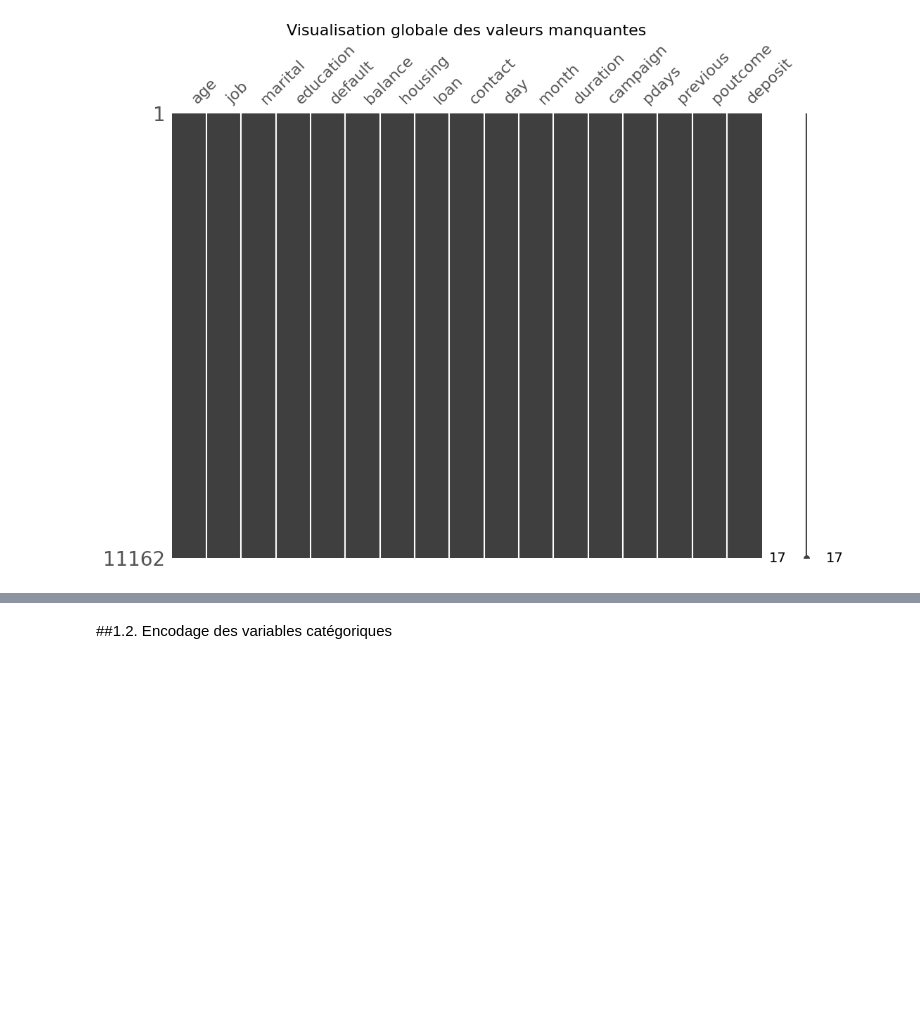
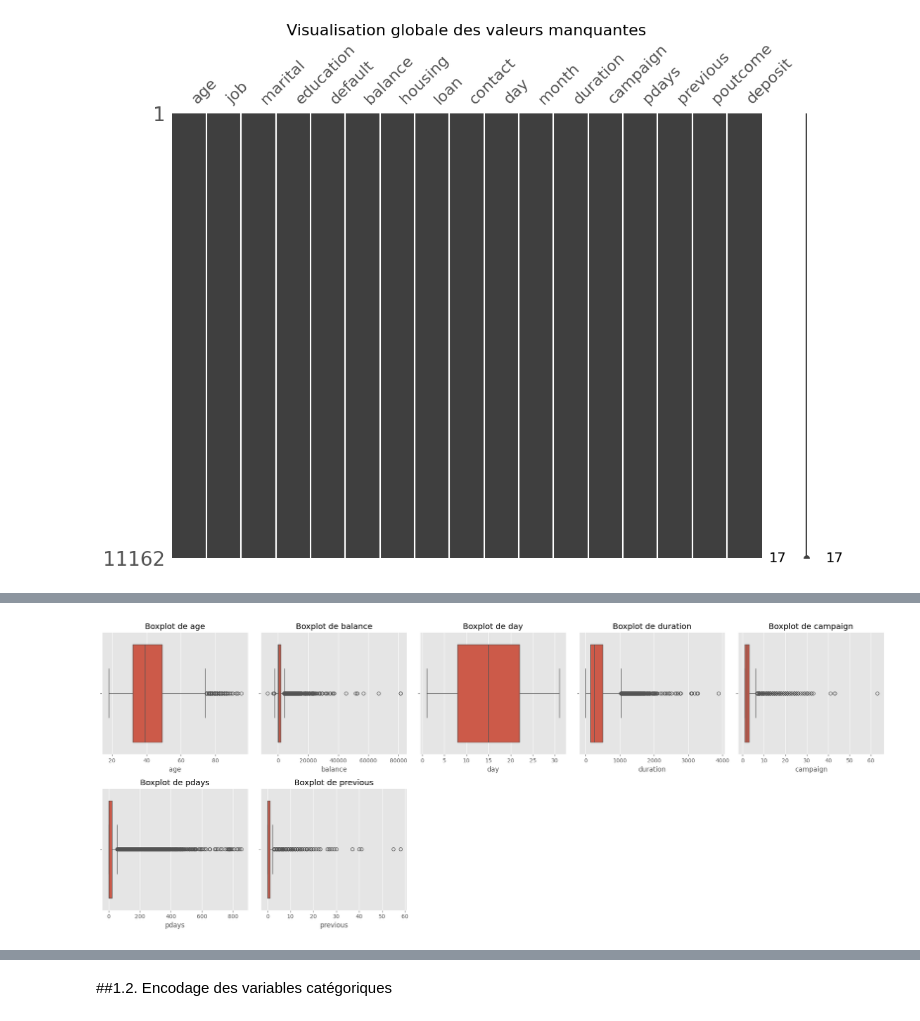
Before and after one commit to JhpAb/My_INSSEDS_Projects, a Jupyter notebook: ML & DL/Bank/bank_deposit.ipynb, the cells around one changed output, grey strips where cells are left out. Drawn from its saved outputs; the diff is of its cells as text; code cells hidden in the pictures; blank space fills up the shorter version.

```diff
--- a/ML & DL/Bank/bank_deposit.ipynb
+++ b/ML & DL/Bank/bank_deposit.ipynb
@@ -66,0 +95,29 @@ plt.show()
+# %%
+import matplotlib.pyplot as plt
+import seaborn as sns
+
+# Filtrer les colonnes de type 'int'
+int_columns = data.select_dtypes(include='int').columns
+
+# Déterminer le nombre de colonnes (par exemple, 5 par ligne)
+ncols = 5
+nrows = (len(int_columns) // ncols) + (1 if len(int_columns) % ncols != 0 else 0)  # Calculer le nombre de lignes nécessaires
+
+# Créer une figure avec des boxplots pour chaque variable
+fig, axs = plt.subplots(nrows, ncols, figsize=(ncols * 4, nrows * 4))  # Ajuster la taille de la figure
+axs = axs.ravel()  # Aplatir les axes pour les itérer facilement
+
+# Tracer le boxplot pour chaque variable
+for i, column in enumerate(int_columns):
+    sns.boxplot(x=data[column], ax=axs[i])
+    axs[i].set_title(f'Boxplot de {column}')
+    axs[i].set_xlabel(column)
+
+# Supprimer les axes inutilisés si le nombre de graphiques est inférieur au nombre d'axes
+for j in range(len(int_columns), len(axs)):
+    axs[j].axis('off')
+
+plt.tight_layout()
+plt.show()
+# %% [output]
+[figure, added]
```
Also changed, not shown: parts of 17 cells of this notebook.
